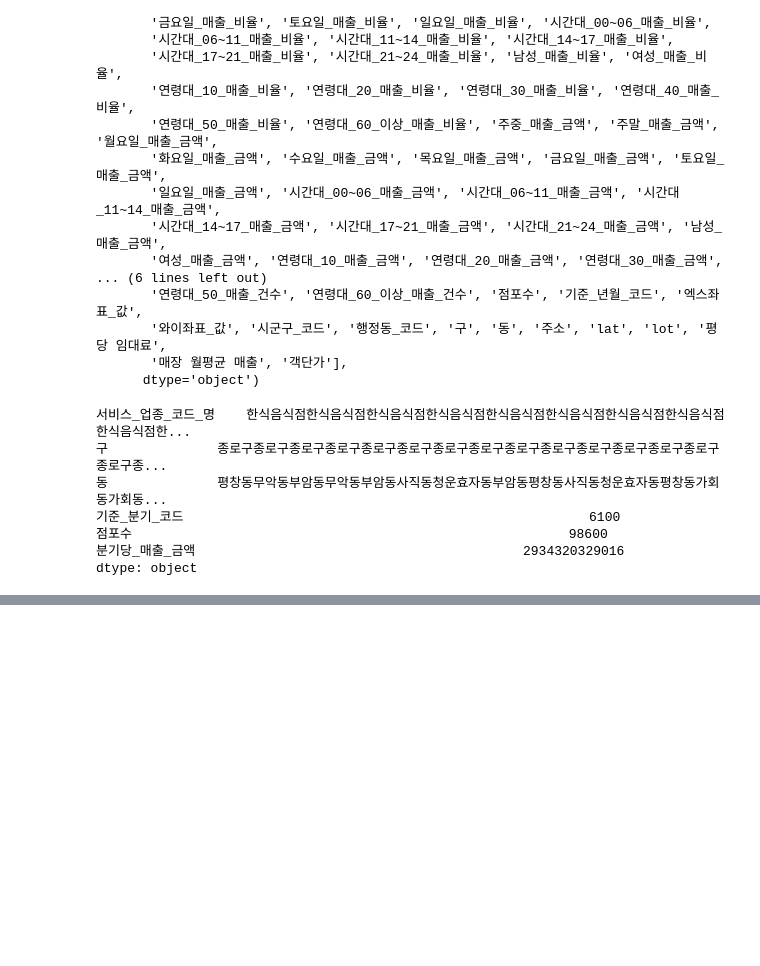
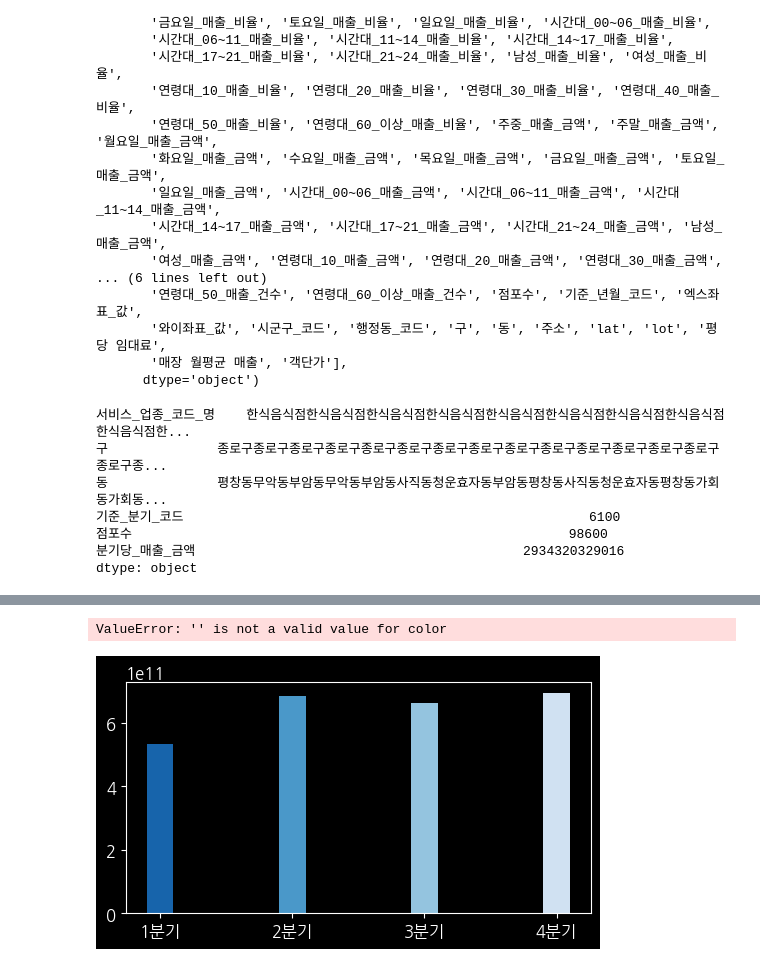
Before and after one commit to stonesteel0606/seoul_market_analysis, a Jupyter notebook: seoul_market_analysis_main.ipynb, the cells around one changed output, grey strips where cells are left out. Saved outputs shown, nothing was run; the diff lists cells and outputs as text; code cells hidden in the pictures; blank space fills up the shorter version.

```diff
--- a/seoul_market_analysis_main.ipynb
+++ b/seoul_market_analysis_main.ipynb
@@ -270,0 +416,6 @@ dtype: object
+# %%
+pd.set_option('display.max_columns', None)
+service_name = '커피'
+surface_area = 20
+
+df_2= get_service_seoul_data(service_name, df)
@@ -270,0 +427,24 @@ dtype: object
+# %%
+df_quarter = df_2[['서울_전체_매출_1분기', '서울_전체_매출_2분기', '서울_전체_매출_3분기',
+                   '서울_전체_매출_4분기']]
+df_quarter.columns = ['1분기', '2분기', '3분기','4분기']
+df_quarter = df_quarter.T
+df_quarter.columns = ['서울 전체 분기별 매출']
+
+
+fig = plt.figure(figsize=(6,3)) ## Figure 생성
+# fig.set_facecolor('white') ## Figure 배경색 지정
+
+colors = sns.color_palette('Blues_r', len(df_quarter['서울 전체 분기별 매출'])) ## 바 차트 색상
+
+# xtick_label_position = df_quarter.index ## x축 눈금 라벨이 표시될 x좌표
+# plt.xticks(xtick_label_position, df_quarter['서울 전체 분기별 매출']) ## x축 눈금 라벨 출력
+
+plt.bar(df_quarter.index, df_quarter['서울 전체 분기별 매출'], color=colors,  width=0.2) ## 바차트 출력
+plt.plot(xtick_label_position, df_quarter, color='',
+         linestyle='--', marker='o') ## 선 그래프 출력
+plt.title(f'분기별 매출 추이', fontsize=20)
+plt.show()
+# %% [output]
+ValueError: '' is not a valid value for color
+[figure, added]
```
Also changed, not shown: parts of 22 cells of this notebook, 1 other file.
